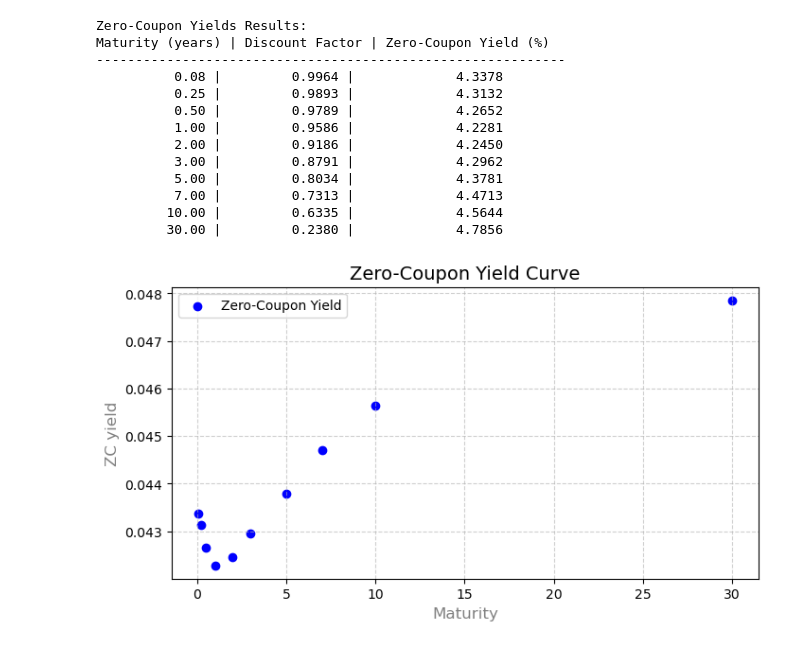
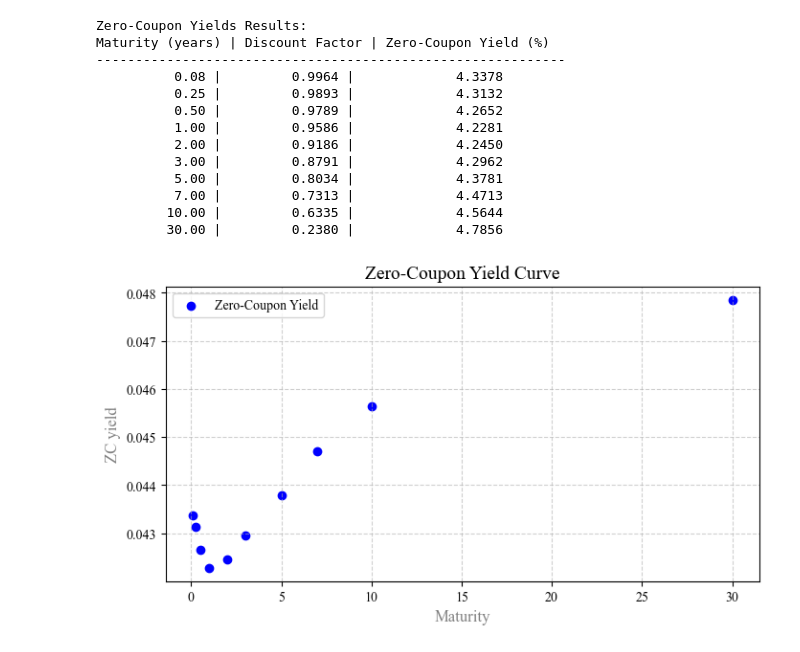
Before and after one commit to fangsitang/fixed_income, a Jupyter notebook: PartA.ipynb, the cells around one changed output. Cells and saved outputs as stored; diff of their text form; code cells hidden in the pictures.

```diff
--- a/PartA.ipynb
+++ b/PartA.ipynb
@@ -3,6 +3,7 @@
 import numpy as np
 from scipy.optimize import fsolve
 import matplotlib.pyplot as plt
+plt.rcParams['font.family'] = 'Times New Roman'
 
 class ZeroCouponCalculator:
     def __init__(self):
@@ -139,31 +140,31 @@ def main():
     # Plot scatter chart
     plt.figure(figsize=(8, 4))
     plt.scatter(maturities, zc_yields, color='blue', label="Zero-Coupon Yield")
 
     # Labels and formatting
     plt.xlabel("Maturity", fontsize=12, color='gray')
     plt.ylabel("ZC yield", fontsize=12, color='gray')
     plt.title("Zero-Coupon Yield Curve", fontsize=14)
     plt.legend()
     plt.grid(True, linestyle='--', alpha=0.6)
 
     # Display the chart
     plt.show()
 
 if __name__ == "__main__":
     main()
 # %% [output]
 Zero-Coupon Yields Results:
 Maturity (years) | Discount Factor | Zero-Coupon Yield (%)
 ------------------------------------------------------------
           0.08 |         0.9964 |             4.3378
           0.25 |         0.9893 |             4.3132
           0.50 |         0.9789 |             4.2652
           1.00 |         0.9586 |             4.2281
           2.00 |         0.9186 |             4.2450
           3.00 |         0.8791 |             4.2962
           5.00 |         0.8034 |             4.3781
           7.00 |         0.7313 |             4.4713
          10.00 |         0.6335 |             4.5644
          30.00 |         0.2380 |             4.7856
-[figure, old version]
+[figure, new version]
```
Also changed, not shown: parts of 4 cells of this notebook.
